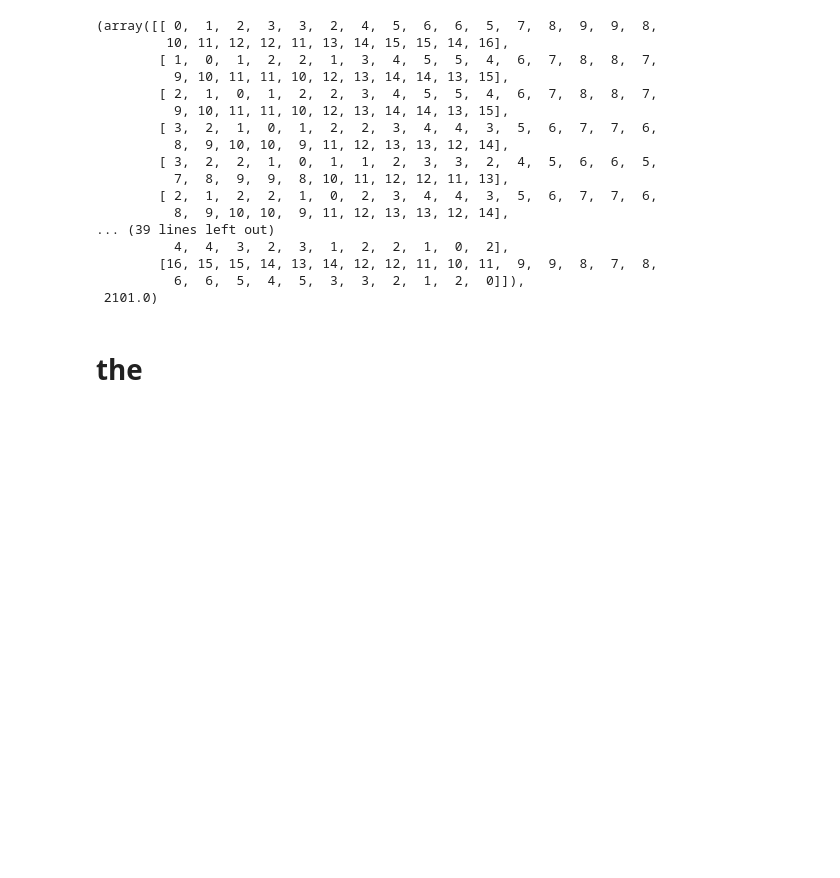
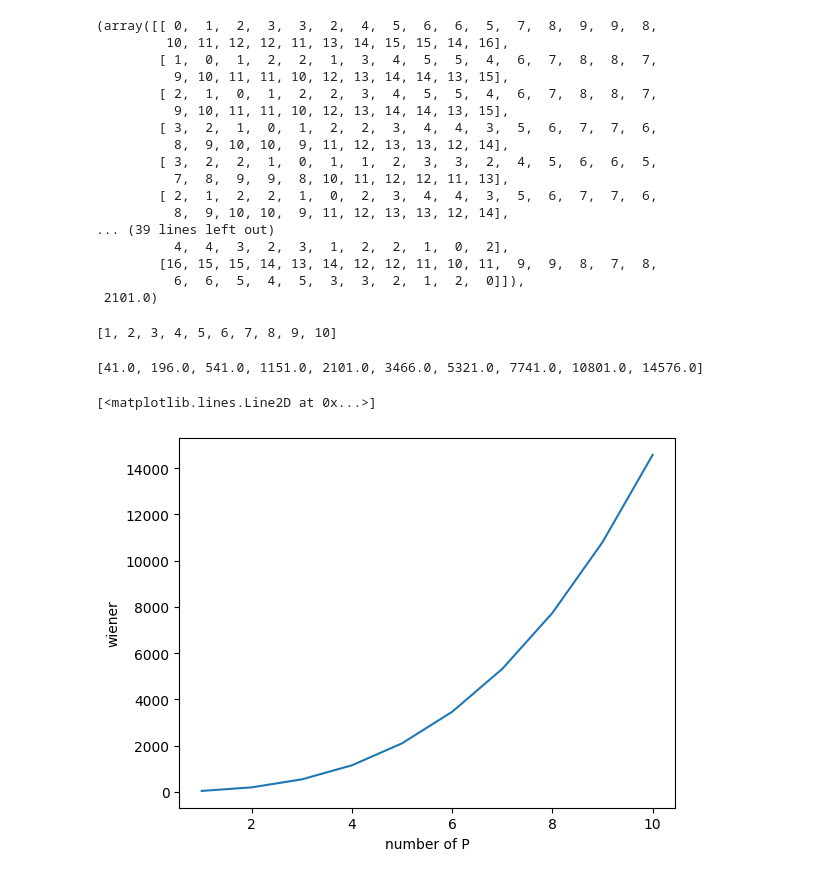
Before and after one commit to abolfazlaghdaee/GraphTask, a Jupyter notebook: Untitled.ipynb, the cells around one changed output. Saved outputs shown, nothing was run; the diff lists cells and outputs as text; code cells hidden in the pictures; blank space fills up the shorter version.

```diff
--- a/Untitled.ipynb
+++ b/Untitled.ipynb
@@ -177,5 +180,21 @@ WPolythiophene(5)
         [16, 15, 15, 14, 13, 14, 12, 12, 11, 10, 11,  9,  9,  8,  7,  8,
           6,  6,  5,  4,  5,  3,  3,  2,  1,  2,  0]]),
  2101.0)
-# %% [markdown]
-# the
+# %%
+X = [1,2,3,4,5, 6, 7, 8, 9, 10]
+Y= [WPolythiophene(1)[1], WPolythiophene(2)[1], WPolythiophene(3)[1], WPolythiophene(4)[1], WPolythiophene(5)[1], WPolythiophene(6)[1], WPolythiophene(7)[1], WPolythiophene(8)[1], WPolythiophene(9)[1], WPolythiophene(10)[1]]
+# %%
+X
+# %% [output]
+[1, 2, 3, 4, 5, 6, 7, 8, 9, 10]
+# %%
+Y
+# %% [output]
+[41.0, 196.0, 541.0, 1151.0, 2101.0, 3466.0, 5321.0, 7741.0, 10801.0, 14576.0]
+# %%
+plt.ylabel('wiener')
+plt.xlabel('number of P')
+plt.plot(X,Y)
+# %% [output]
+[<matplotlib.lines.Line2D at 0x...>]
+[figure, added]
```
Also changed, not shown: parts of 14 cells of this notebook, 4 other files.
